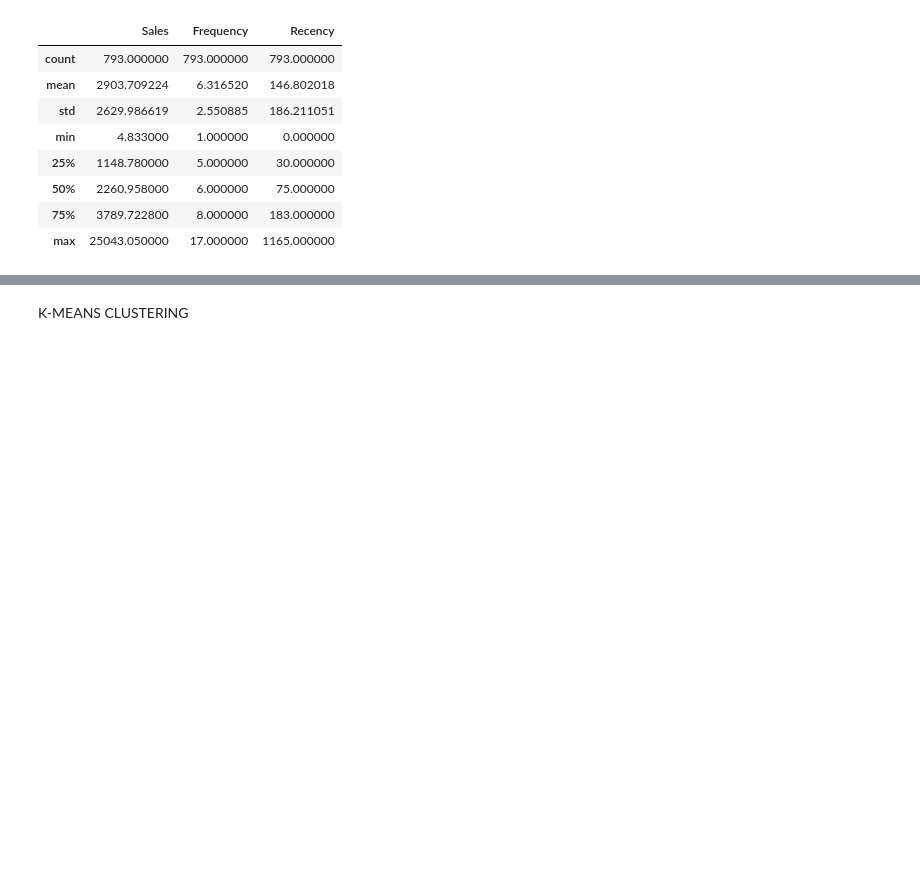
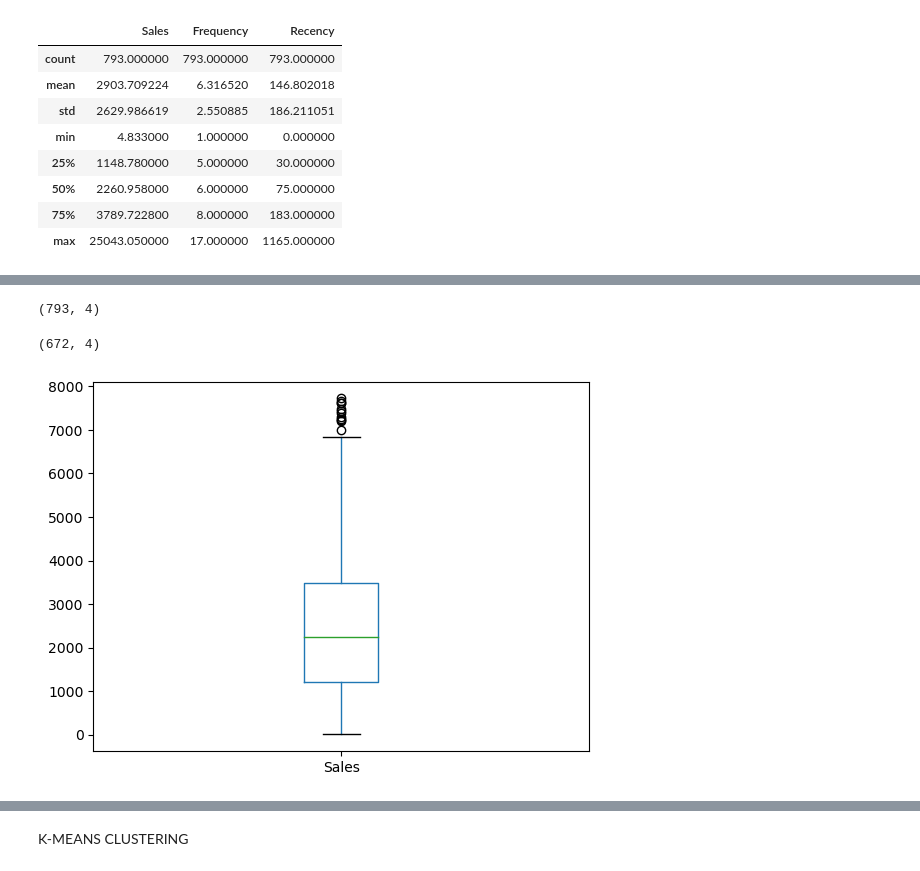
Before and after one commit to YanaOrf/E_Commerce, a Jupyter notebook: E-commerce EDA.ipynb, the cells around one changed output, grey strips where cells are left out. Saved outputs shown, nothing was run; the diff lists cells and outputs as text; code cells hidden in the pictures; blank space fills up the shorter version.

```diff
--- a/E-commerce EDA.ipynb
+++ b/E-commerce EDA.ipynb
@@ -361,0 +301,13 @@ metrics_no_outlier
+# %%
+#define a function "outliers" which returns a list of indexes of outliers
+# IQR=Q3-Q1
+# -/+ 1.5+IQR
+
+def outliers(df,ft):
+    Q1=df[ft].quantile(0.25)
+    Q3=df[ft].quantile(0.75)
+    IQR=Q3-Q1
+    lower_limit=Q1-1.5*IQR
+    upper_limit=Q3+1.5*IQR
+    ls=df.index[(df[ft]<lower_limit)|(df[ft]>upper_limit)]
+    return ls
@@ -361,0 +328,26 @@ metrics_no_outlier
+# %%
+# create an empty list to store the output from multiple columns
+
+outlier_list=[]
+for feature in ["Sales","Frequency","Recency"]:
+    outlier_list.extend(outliers(metrics,feature))
+# %%
+# define a function "remove" which returns a clean df without outliers
+def remove(df,ls):
+    ls=sorted(set(ls))   #???????
+    df=df.drop(ls)
+    return df
+# %%
+metrics_no_outliers=remove(metrics,outlier_list)
+# %%
+metrics.shape
+# %% [output]
+(793, 4)
+# %%
+metrics_no_outliers.shape
+# %% [output]
+(672, 4)
+# %%
+plot_boxplot(metrics_no_outliers,"Sales")
+# %% [output]
+[figure, added]
```
Also changed, not shown: parts of 35 cells of this notebook.
